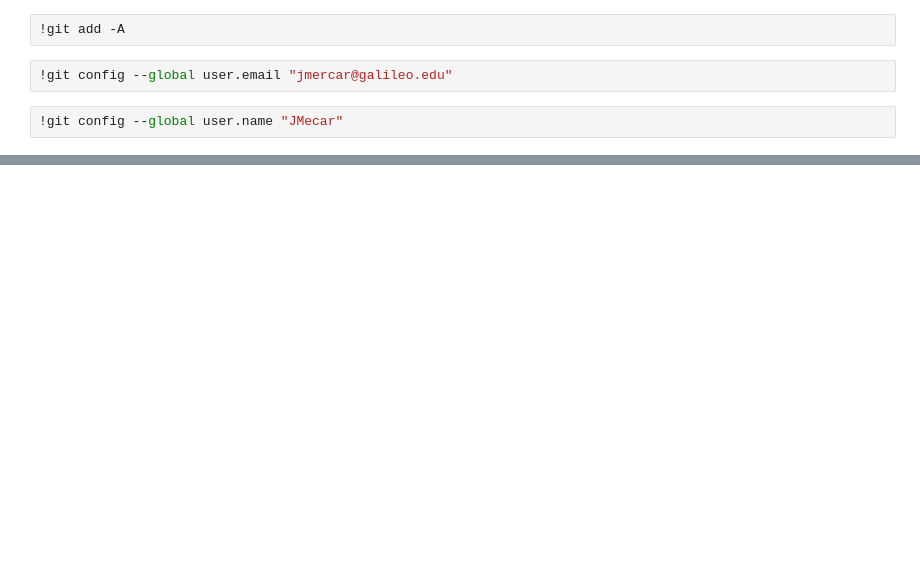
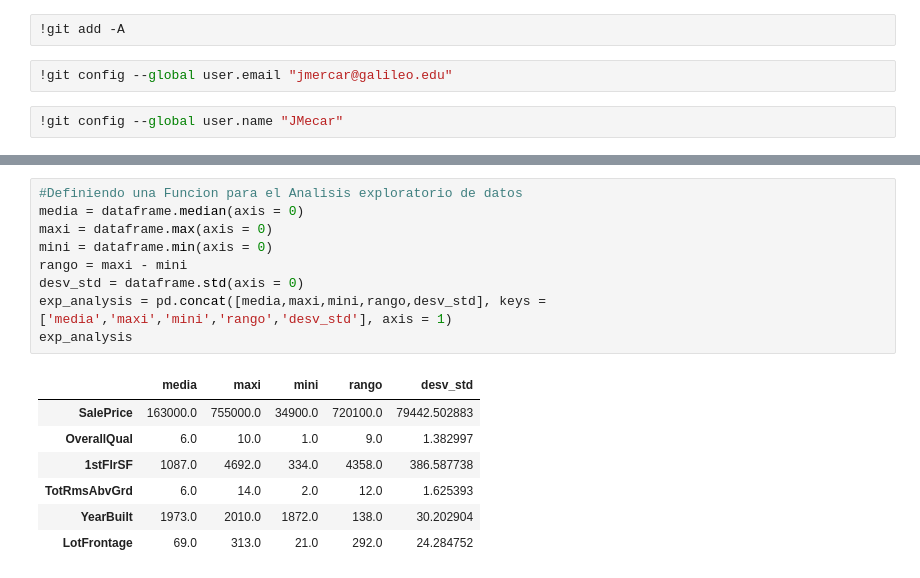
Before and after one commit to JMercar/proyecto_python, a Jupyter notebook: proyecto.ipynb, the cells around one changed output, grey strips where cells are left out. Cells and saved outputs as stored; diff of their text form; blank space fills up the shorter version.

```diff
--- a/proyecto.ipynb
+++ b/proyecto.ipynb
@@ -72,0 +74,17 @@ test_df = pd.DataFrame(test, columns = variables)
+# %%
+#Definiendo una Funcion para el Analisis exploratorio de datos
+media = dataframe.median(axis = 0)
+maxi = dataframe.max(axis = 0)
+mini = dataframe.min(axis = 0)
+rango = maxi - mini
+desv_std = dataframe.std(axis = 0)
+exp_analysis = pd.concat([media,maxi,mini,rango,desv_std], keys = ['media','maxi','mini','rango','desv_std'], axis = 1)
+exp_analysis
+# %% [output]
+|  | media | maxi | mini | rango | desv_std |
+| SalePrice | 163000.0 | 755000.0 | 34900.0 | 720100.0 | 79442.502883 |
+| OverallQual | 6.0 | 10.0 | 1.0 | 9.0 | 1.382997 |
+| 1stFlrSF | 1087.0 | 4692.0 | 334.0 | 4358.0 | 386.587738 |
+| TotRmsAbvGrd | 6.0 | 14.0 | 2.0 | 12.0 | 1.625393 |
+| YearBuilt | 1973.0 | 2010.0 | 1872.0 | 138.0 | 30.202904 |
+| LotFrontage | 69.0 | 313.0 | 21.0 | 292.0 | 24.284752 |
```
Also changed, not shown: parts of 15 cells of this notebook.
